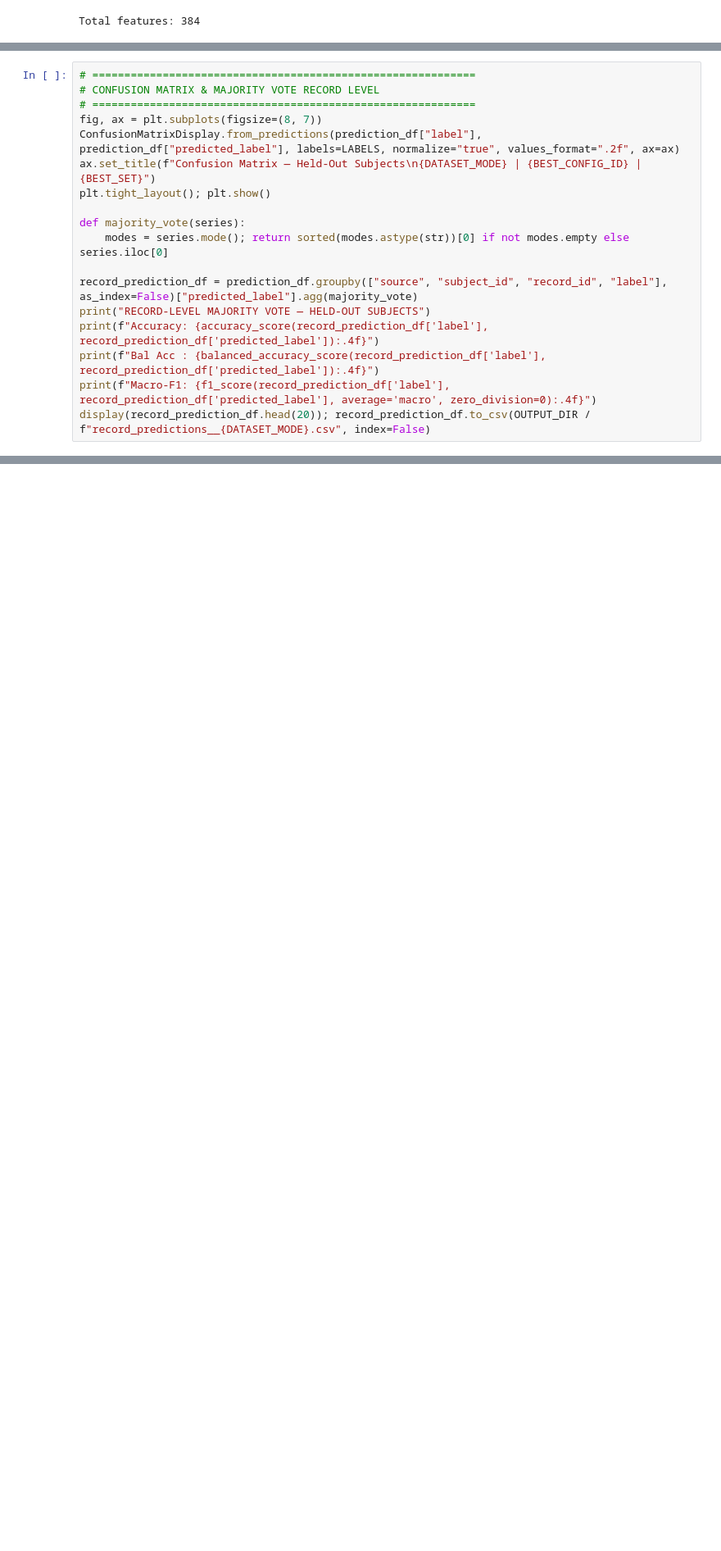
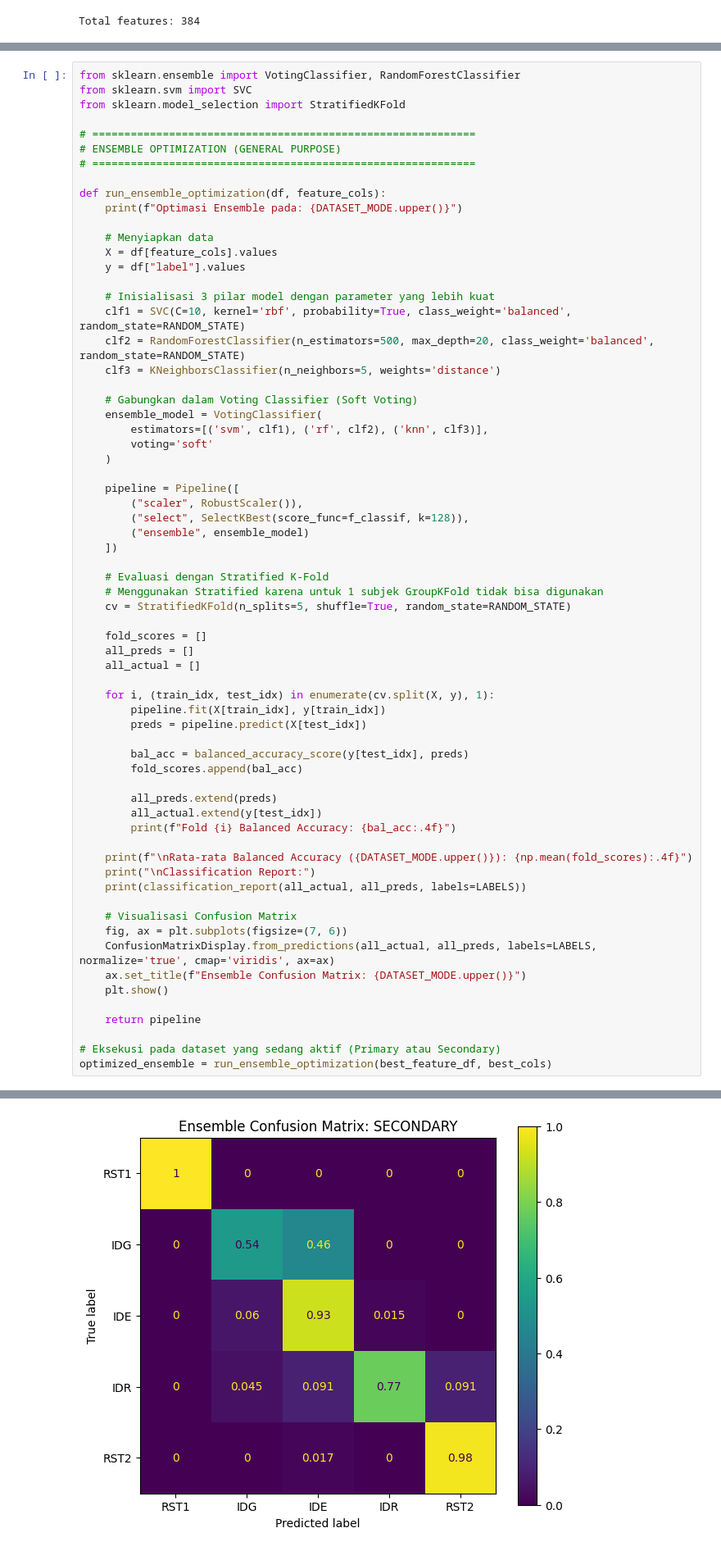
Before and after one commit to Ersaoktaviannn/eeg-creative-state-classifier, a Jupyter notebook: EEG_Primary_Secondary.ipynb, the cells around one changed output, grey strips where cells are left out. Shown at 82% size. Cells and saved outputs as stored; diff of their text form; blank space fills up the shorter version.

Commit message:
Optimize accuracy with another classification

```diff
--- a/EEG_Primary_Secondary.ipynb
+++ b/EEG_Primary_Secondary.ipynb
@@ -633,18 +502,0 @@ weighted avg       0.51      0.55      0.51       617
-# %%
-# ============================================================
-# CONFUSION MATRIX & MAJORITY VOTE RECORD LEVEL
-# ============================================================
-fig, ax = plt.subplots(figsize=(8, 7))
-ConfusionMatrixDisplay.from_predictions(prediction_df["label"], prediction_df["predicted_label"], labels=LABELS, normalize="true", values_format=".2f", ax=ax)
-ax.set_title(f"Confusion Matrix — Held-Out Subjects\n{DATASET_MODE} | {BEST_CONFIG_ID} | {BEST_SET}")
-plt.tight_layout(); plt.show()
-
-def majority_vote(series):
-    modes = series.mode(); return sorted(modes.astype(str))[0] if not modes.empty else series.iloc[0]
-
-record_prediction_df = prediction_df.groupby(["source", "subject_id", "record_id", "label"], as_index=False)["predicted_label"].agg(majority_vote)
-print("RECORD-LEVEL MAJORITY VOTE — HELD-OUT SUBJECTS")
-print(f"Accuracy: {accuracy_score(record_prediction_df['label'], record_prediction_df['predicted_label']):.4f}")
-print(f"Bal Acc : {balanced_accuracy_score(record_prediction_df['label'], record_prediction_df['predicted_label']):.4f}")
-print(f"Macro-F1: {f1_score(record_prediction_df['label'], record_prediction_df['predicted_label'], average='macro', zero_division=0):.4f}")
-display(record_prediction_df.head(20)); record_prediction_df.to_csv(OUTPUT_DIR / f"record_predictions__{DATASET_MODE}.csv", index=False)
@@ -688,0 +503,67 @@ MODEL TERSIMPAN DI: /content/drive/MyDrive/Creativity-Dataset/output/knn_model__
+# %%
+from sklearn.ensemble import VotingClassifier, RandomForestClassifier
+from sklearn.svm import SVC
+from sklearn.model_selection import StratifiedKFold
+
+# ============================================================
+# ENSEMBLE OPTIMIZATION (GENERAL PURPOSE)
+# ============================================================
+
+def run_ensemble_optimization(df, feature_cols):
+    print(f"Optimasi Ensemble pada: {DATASET_MODE.upper()}")
+
+    # Menyiapkan data
+    X = df[feature_cols].values
+    y = df["label"].values
+
+    # Inisialisasi 3 pilar model dengan parameter yang lebih kuat
+    clf1 = SVC(C=10, kernel='rbf', probability=True, class_weight='balanced', random_state=RANDOM_STATE)
+    clf2 = RandomForestClassifier(n_estimators=500, max_depth=20, class_weight='balanced', random_state=RANDOM_STATE)
+    clf3 = KNeighborsClassifier(n_neighbors=5, weights='distance')
+
+    # Gabungkan dalam Voting Classifier (Soft Voting)
+    ensemble_model = VotingClassifier(
+        estimators=[('svm', clf1), ('rf', clf2), ('knn', clf3)],
+        voting='soft'
+    )
+
+    pipeline = Pipeline([
+        ("scaler", RobustScaler()),
+        ("select", SelectKBest(score_func=f_classif, k=128)),
+        ("ensemble", ensemble_model)
+    ])
+
+    # Evaluasi dengan Stratified K-Fold
+    # Menggunakan Stratified karena untuk 1 subjek GroupKFold tidak bisa digunakan
+    cv = StratifiedKFold(n_splits=5, shuffle=True, random_state=RANDOM_STATE)
+
+    fold_scores = []
+    all_preds = []
+    all_actual = []
+
+    for i, (train_idx, test_idx) in enumerate(cv.split(X, y), 1):
+        pipeline.fit(X[train_idx], y[train_idx])
+        preds = pipeline.predict(X[test_idx])
+
+        bal_acc = balanced_accuracy_score(y[test_idx], preds)
+        fold_scores.append(bal_acc)
+
+        all_preds.extend(preds)
+        all_actual.extend(y[test_idx])
+        print(f"Fold {i} Balanced Accuracy: {bal_acc:.4f}")
+
+    print(f"\nRata-rata Balanced Accuracy ({DATASET_MODE.upper()}): {np.mean(fold_scores):.4f}")
+    print("\nClassification Report:")
+    print(classification_report(all_actual, all_preds, labels=LABELS))
+
+    # Visualisasi Confusion Matrix
+    fig, ax = plt.subplots(figsize=(7, 6))
+    ConfusionMatrixDisplay.from_predictions(all_actual, all_preds, labels=LABELS, normalize='true', cmap='viridis', ax=ax)
+    ax.set_title(f"Ensemble Confusion Matrix: {DATASET_MODE.upper()}")
+    plt.show()
+
+    return pipeline
+
+# Eksekusi pada dataset yang sedang aktif (Primary atau Secondary)
+optimized_ensemble = run_ensemble_optimization(best_feature_df, best_cols)
+# %% [output]
@@ -688,0 +587 @@ MODEL TERSIMPAN DI: /content/drive/MyDrive/Creativity-Dataset/output/knn_model__
+[figure, added]
```
Also changed, not shown: parts of 10 cells of this notebook.
